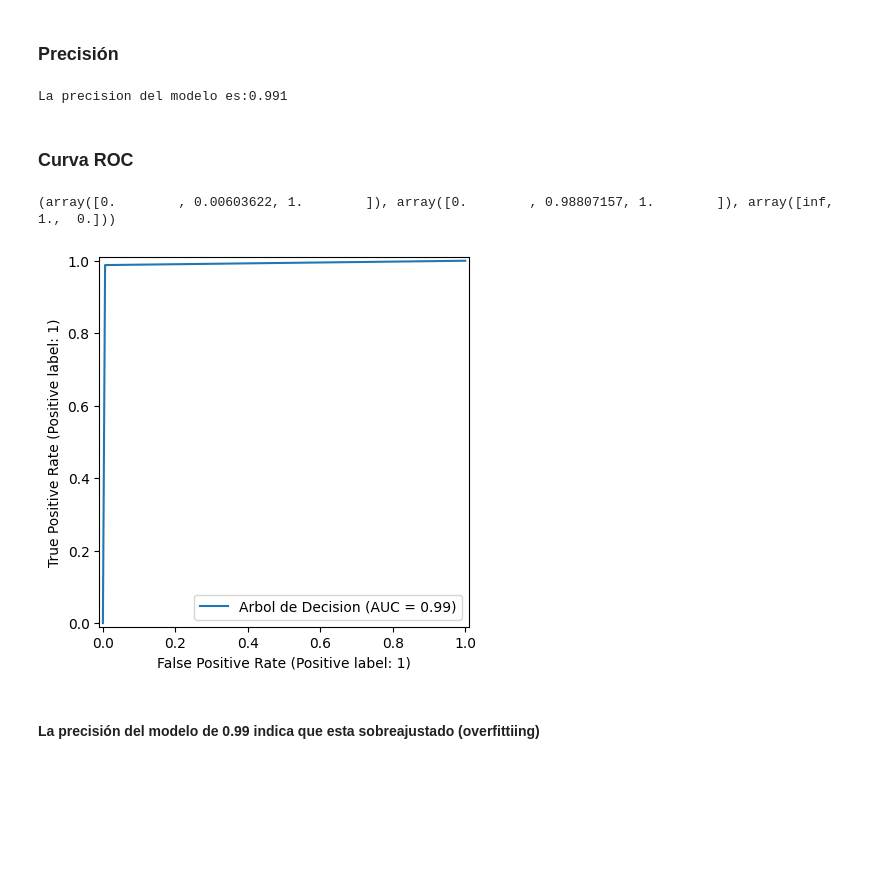
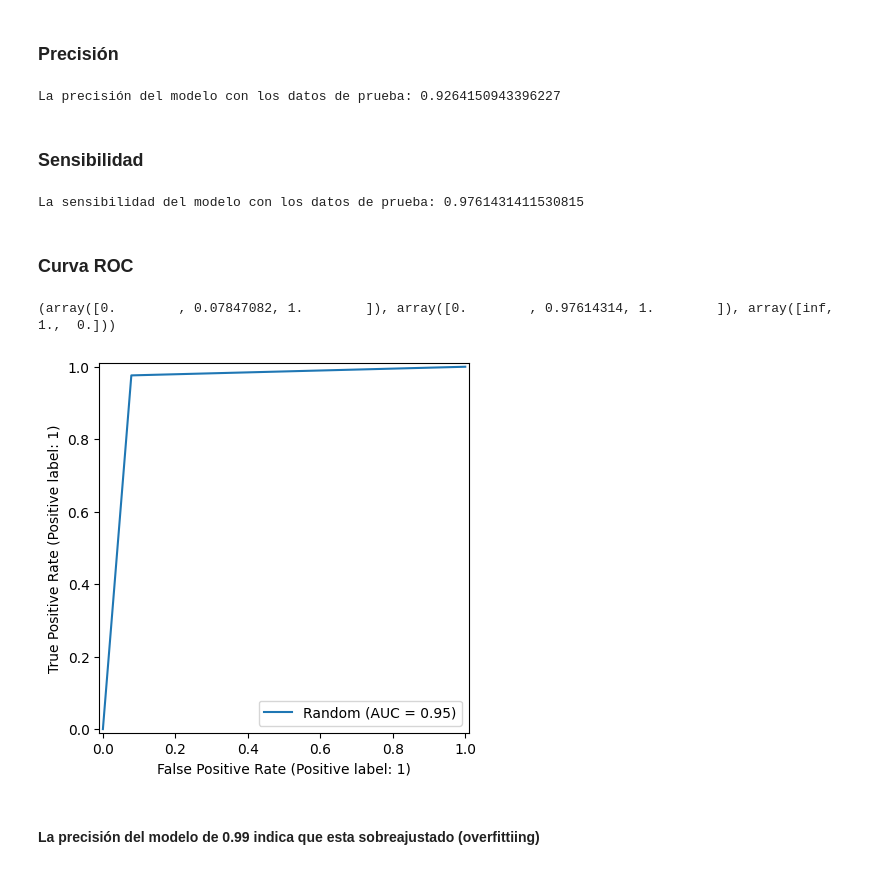
Before and after one commit to VillaltaE/Hackthon_NoCountry_65, a Jupyter notebook: data-science/Predictivo_RF_Netflix.ipynb, the cells around one changed output. Saved outputs shown, nothing was run; the diff lists cells and outputs as text; code cells hidden in the pictures; blank space fills up the shorter version.

Commit message:
añadido validación del modelo rf

```diff
--- a/data-science/Predictivo_RF_Netflix.ipynb
+++ b/data-science/Predictivo_RF_Netflix.ipynb
@@ -68,8 +69,9 @@ numeric_cols = [
 # %%
 preprocessor = ColumnTransformer(
     transformers=[
-        ("cat", OneHotEncoder(handle_unknown="ignore"), categorical_cols),
-        ("num", "passthrough", numeric_cols)
-    ]
+        ("cat", OneHotEncoder(drop='first', handle_unknown="ignore"), categorical_cols),
+        ("num", RobustScaler(), numeric_cols)
+    ],
+    remainder='passthrough'
 )
 # %% [markdown]
@@ -77,6 +79,4 @@ preprocessor = ColumnTransformer(
 # %%
-X_train, X_test, y_train, y_test = train_test_split(
+X_, X_test, y_train, y_test = train_test_split(
     X, y, test_size=0.2, random_state=42, stratify=y
 )
-
-X_train.shape, X_test.shape
@@ -84,0 +83,4 @@ X_train.shape, X_test.shape
+# %%
+X_train, X_val, y_train, y_val = train_test_split(
+    X, y, test_size=0.2, random_state=42, stratify=y
+)
@@ -87,7 +93,7 @@ X_train.shape, X_test.shape
 # %%
 clf = Pipeline(steps=[
     ("preprocess", preprocessor),
-    ("model", RandomForest())
+    ("model", RandomForest(max_depth=5))
 ])
 # %% [markdown]
 ## **Entrenar**
@@ -138,17 +312,23 @@ visualizacion.plot()
 # %%
-print(f'La precision del modelo es:{accuracy_score(y_test, y_pred)}')
+print(f'La precisión del modelo con los datos de prueba: {precision_score(y_test, y_pred)}')
 # %% [output]
-La precision del modelo es:0.991
+La precisión del modelo con los datos de prueba: 0.9264150943396227
+# %% [markdown]
+### Sensibilidad
+# %%
+print(f'La sensibilidad del modelo con los datos de prueba: {recall_score(y_test, y_pred)}')
+# %% [output]
+La sensibilidad del modelo con los datos de prueba: 0.9761431411530815
 # %% [markdown]
 ### Curva ROC
 # %%
 print(roc_curve(y_test, y_pred))
 # %% [output]
-(array([0.        , 0.00603622, 1.        ]), array([0.        , 0.98807157, 1.        ]), array([inf,  1.,  0.]))
+(array([0.        , 0.07847082, 1.        ]), array([0.        , 0.97614314, 1.        ]), array([inf,  1.,  0.]))
 # %%
-RocCurveDisplay.from_predictions(y_test,y_pred,name='Arbol de Decision');
+RocCurveDisplay.from_predictions(y_test,y_pred,name='Random');
 # %% [output]
-[figure, old version]
+[figure, new version]
 # %% [markdown]
 #### La precisión del modelo de 0.99 indica que esta sobreajustado (overfittiing)
 # %% [markdown]
```
Also changed, not shown: parts of 50 cells of this notebook, 1 other file.
